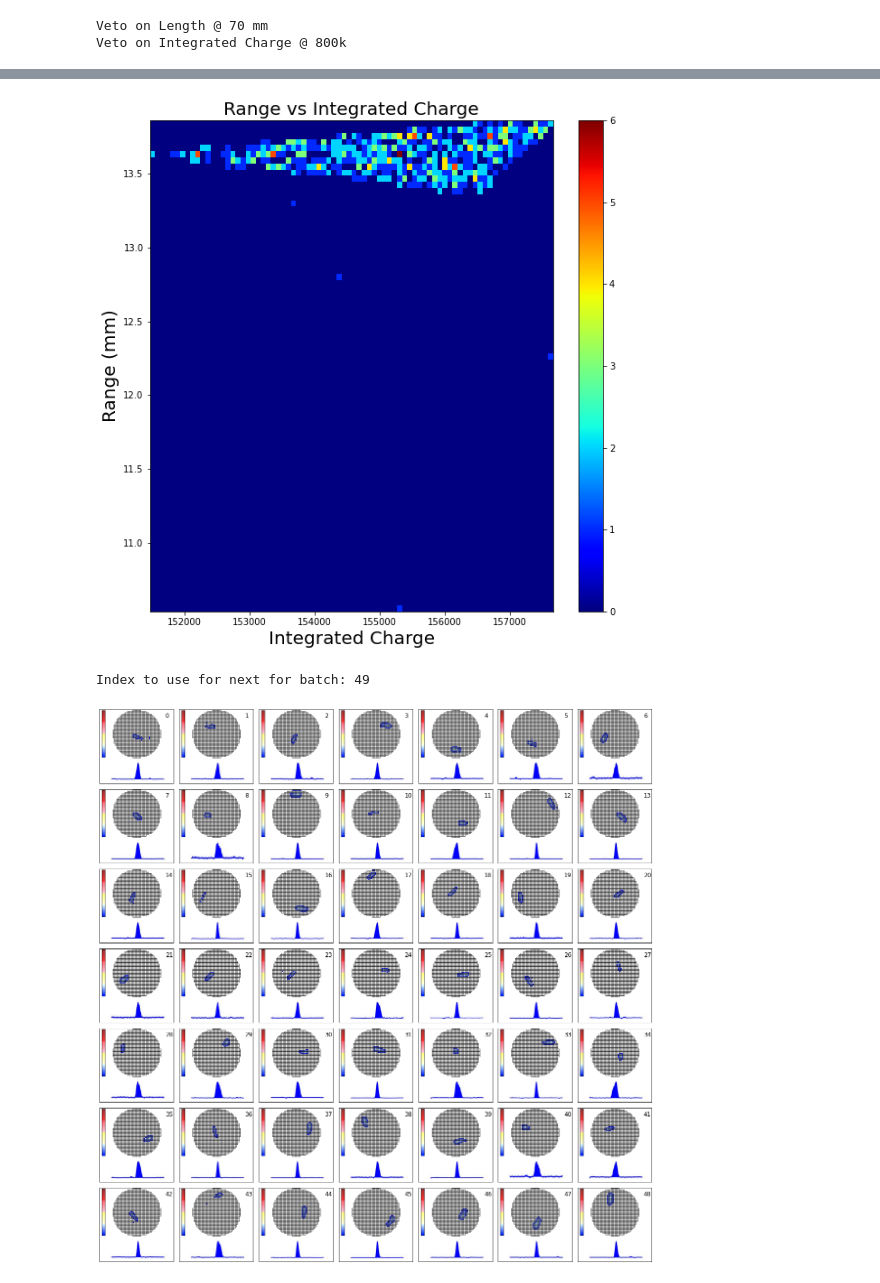
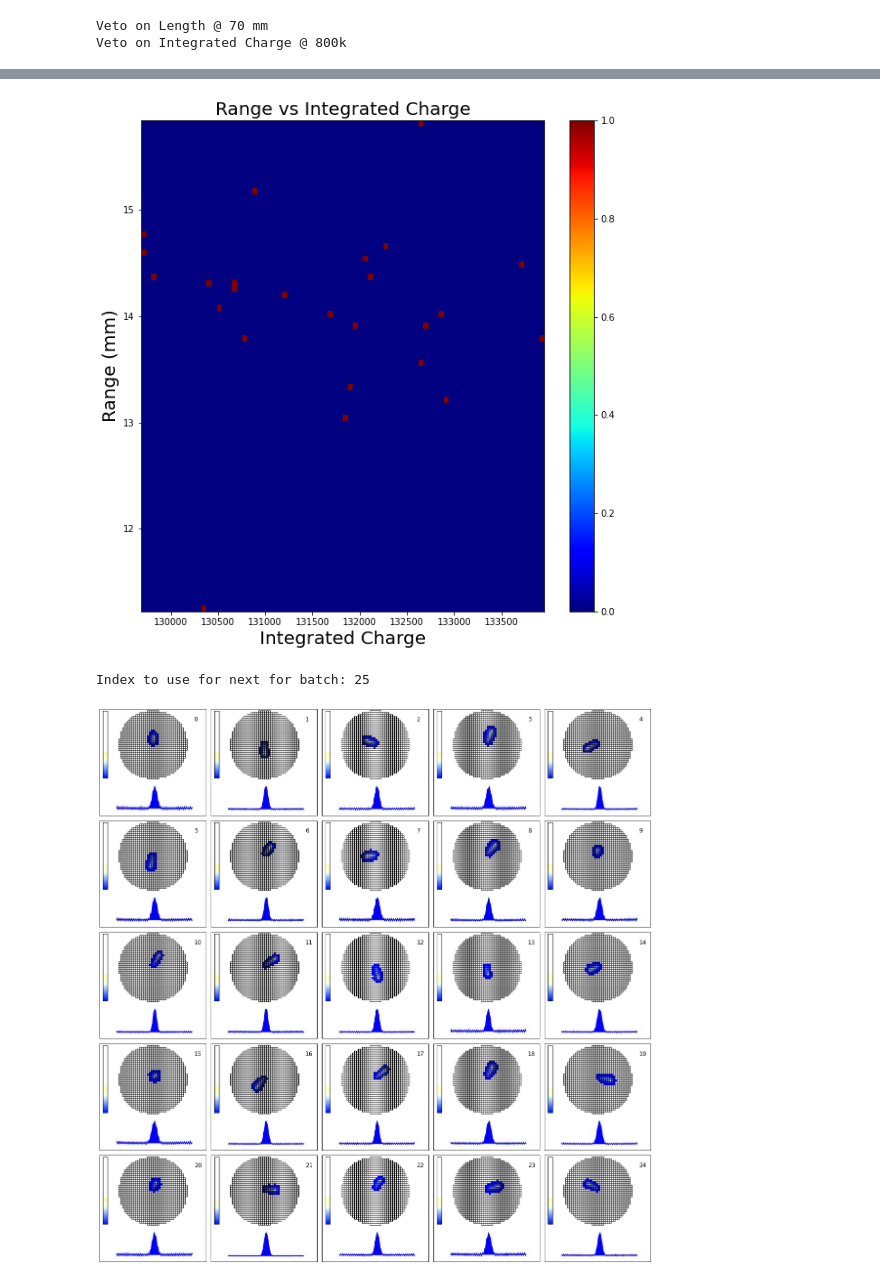
Before and after one commit to Jaros24/GAPA, a Jupyter notebook: Analysis/traces.ipynb, the cells around one changed output, grey strips where cells are left out. Drawn from its saved outputs; the diff is of its cells as text; code cells hidden in the pictures.

```diff
--- a/Analysis/traces.ipynb
+++ b/Analysis/traces.ipynb
@@ -15,7 +16,7 @@ from sklearn.cluster import DBSCAN
 # %%
 # H5 file to read
 h5_path = "C:\\Users\\Adam\\OneDrive - Tenundra, Inc\\Desktop\\Programming\\GADGET2\\simOutput\\"
-f = h5py.File(h5_path + '273_800p.h5', 'r')
+f = h5py.File(h5_path + 'tunedtesting.h5', 'r')
 h5file = f
 # %%
 class HiddenPrints:
@@ -204,7 +205,7 @@ g.show()
 
 plt.show()
 # %% [output]
-[figure, old version]
+[figure, new version]
 # %%
 def make_grid():
     """
@@ -385,6 +386,27 @@ def trace_image(padplane_image, trace):
     baseObj=BaselineRemoval(trace)
     trace=baseObj.IModPoly(polynomial_degree)
 
+    # ADD NOISE TO TRACE
+    ADD_NOISE = True
+    if ADD_NOISE == True:
+        # noise of frequency ~0.25 with random phase
+        noise_peak = np.sin(np.linspace(0, 2*np.pi*len(trace)*random.gauss(2.49815e-1, -8.27021e-3), len(trace)) + random.random()*2*np.pi)
+
+        noise_background = np.zeros_like(trace)
+        for freq in np.linspace(0.1, 0.5):
+            noise_background += np.sin(np.linspace(0, 2*np.pi*len(trace)*freq, len(trace)) + random.random()*2*np.pi) * random.gauss(1, 0.3)
+        noise_background = noise_background - np.mean(noise_background)
+        noise_background = noise_background / np.std(noise_background)
+
+
+        noise = 13000*noise_peak + 2000 * noise_background
+
+        # normalize noise to std of 1 and average of 0, then multiply by amplitude of real data (402.57 +- 106.40 std)
+        noise = (noise - np.mean(noise))/np.std(noise) * random.gauss(402.57, 106.40)
+        # add noise to trace
+        trace = trace + noise
+
+
     x = np.linspace(0, len(trace)-1, len(trace))
 
     ax.tick_params(top=False, bottom=False, left=False, right=False, labelleft=False, labelbottom=False)
@@ -567,27 +589,31 @@ def track_main(h5file, threshold):
 (image, skipped_events, veto_events, new_good_events, cut_events) = track_main(h5file=h5file, threshold=5)
 # %%
 # View grid of images
-NUM_ROWS = 7
-IMGs_IN_ROW = 7
+NUM_ROWS = 5
+IMGs_IN_ROW = 5
 f, ax = plt.subplots(NUM_ROWS, IMGs_IN_ROW, figsize=(16,16))
 
 index = 0
 
 for i in range(10):
     for j in range(10):
         try:
             ax[i][j].imshow(image[index])
             ax[i][j].tick_params(top=False, bottom=False, left=False, right=False, labelleft=False, labelbottom=False)
             ax[i][j].annotate(f'{index}', xy = (0.89, 0.89), xycoords = "axes fraction", fontsize =12)
             index += 1
         except:
             break
 
 print(f'Index to use for next for batch: {index}')
 plt.tight_layout()
+
+# save grid of images to file
+plt.savefig('image_grid.png', dpi=300, bbox_inches='tight')
+
 plt.show()
 # %% [output]
-Index to use for next for batch: 49
+Index to use for next for batch: 25
-[figure, old version]
+[figure, new version]
 # %%
 # Specify image you want to view
```
Also changed, not shown: parts of 3 cells of this notebook, 6 other files.
